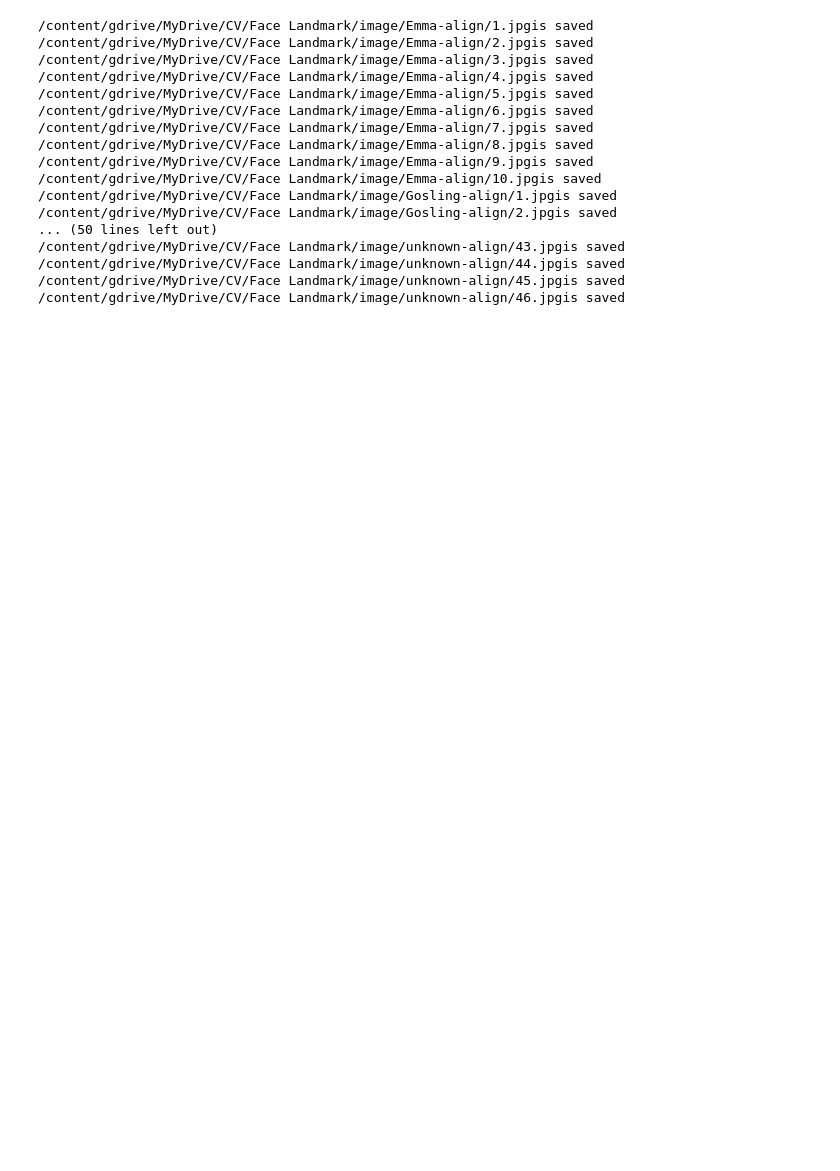
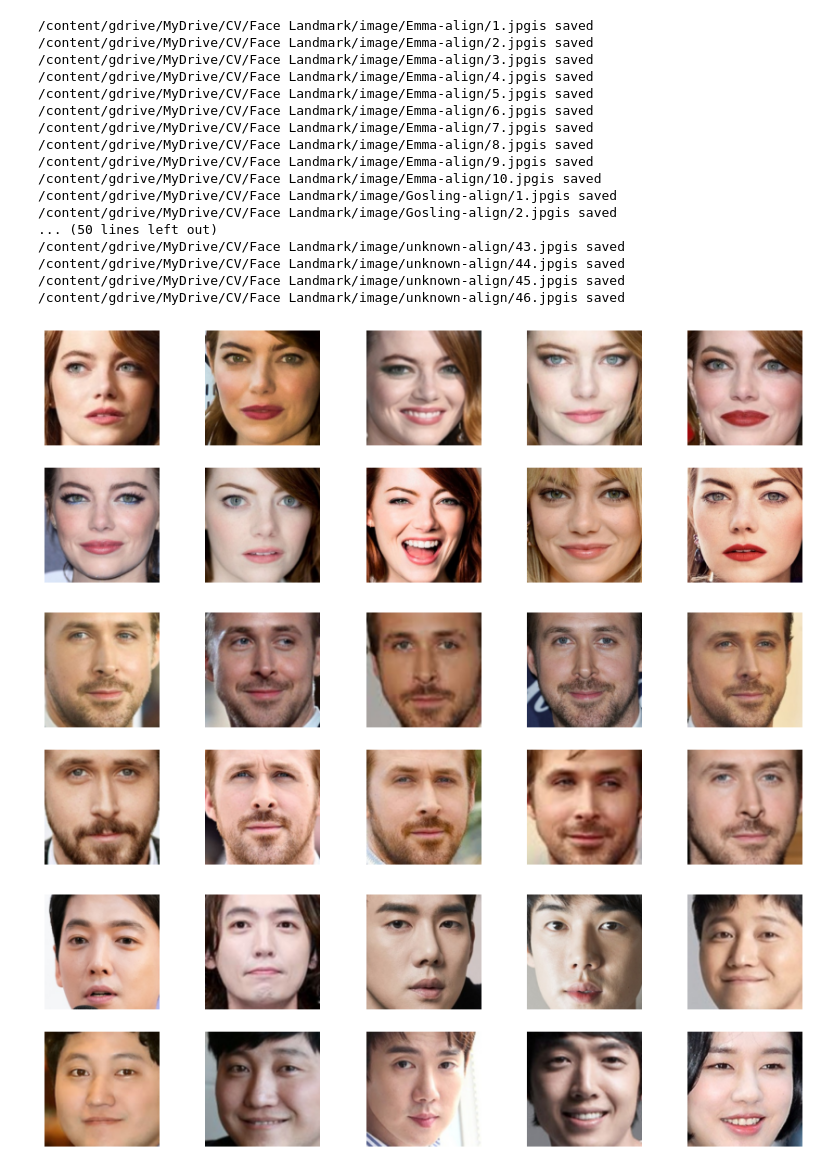
Before and after one commit to Byeon-MJ/Computer_Vision_Project, a Jupyter notebook: Face_Alignment_Generator.ipynb, the cells around one changed output. Saved outputs shown, nothing was run; the diff lists cells and outputs as text; code cells hidden in the pictures; blank space fills up the shorter version.

```diff
--- a/Face_Alignment_Generator.ipynb
+++ b/Face_Alignment_Generator.ipynb
@@ -154,0 +160,17 @@ for (i, dataset_path) in enumerate(dataset_paths):
+# %%
+# 결과 이미지 display
+for idx in range(0, 3):
+    plt.figure(figsize=(15, 5))
+    for i in range(1, 11):
+        plt.subplot(2, 5, i)
+        image_file = output_paths[idx] + str(i) +'.jpg'
+        image = cv2.imread(image_file)
+        plt.imshow(image)
+        cvt_img = cv2.cvtColor(image, cv2.COLOR_BGR2RGB)
+        plt.imshow(cvt_img)
+        plt.axis('off')
+    plt.show()
+# %% [output]
+[figure, added]
+[figure, added]
+[figure, added]
```
Also changed, not shown: parts of 3 cells of this notebook.
